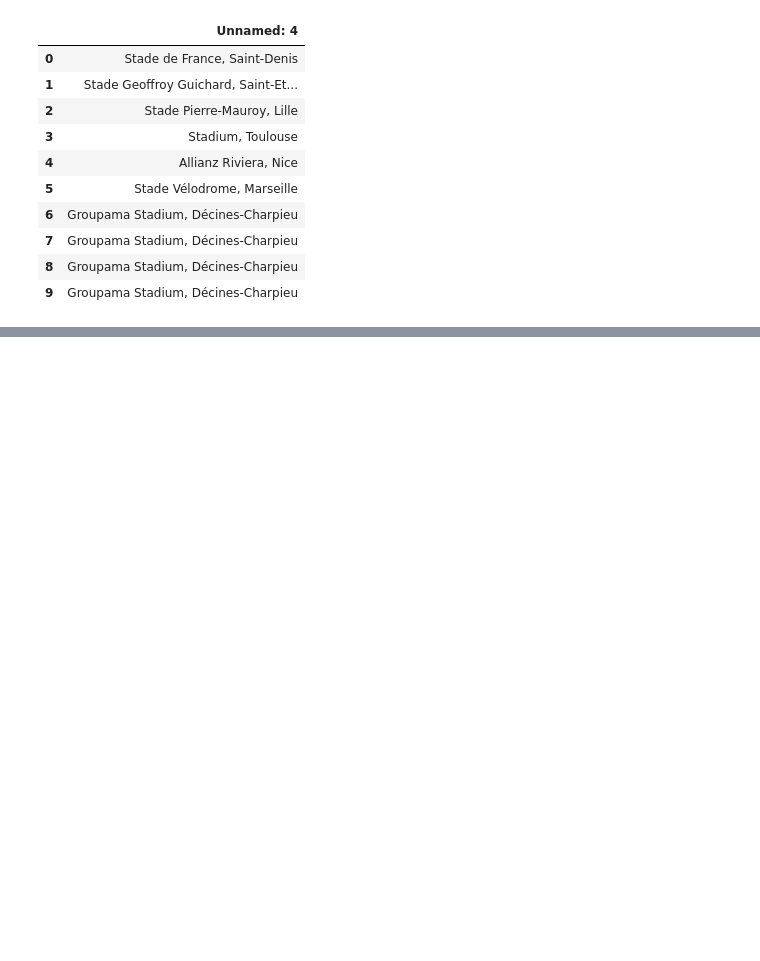
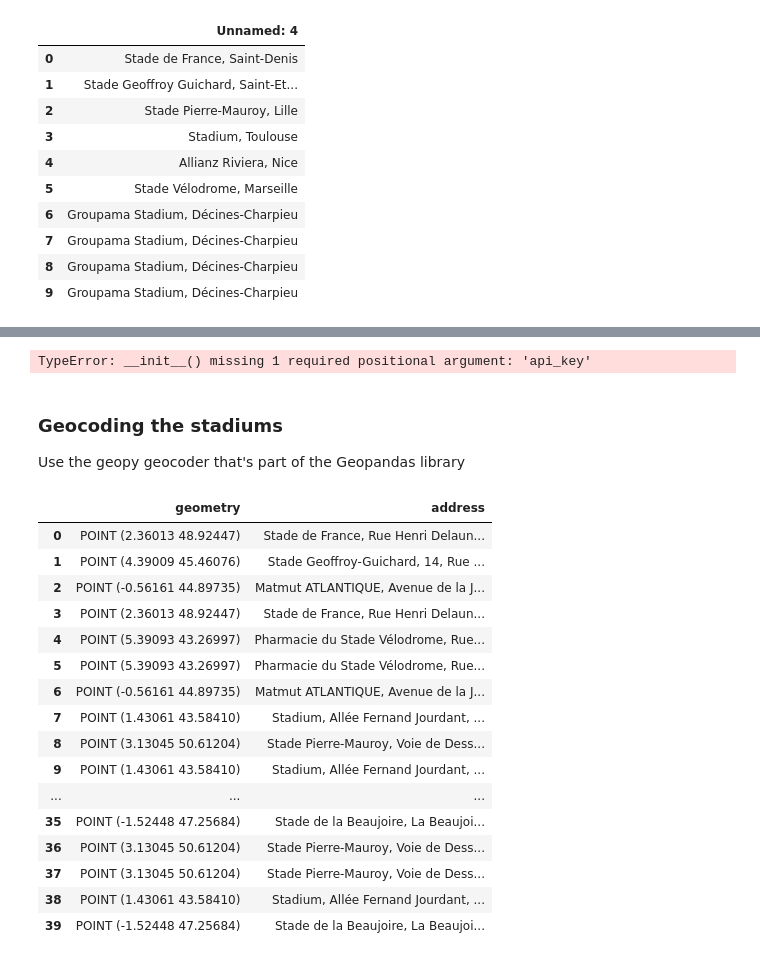
Before and after one commit to tsmcgrath/Pandas_Utils, a Jupyter notebook: PandasRWCSchedule.ipynb, the cells around one changed output, grey strips where cells are left out. Drawn from its saved outputs; the diff is of its cells as text; code cells hidden in the pictures; blank space fills up the shorter version.

Commit message:
More progress. Geocoded stadiums.
More progress. Geocoded stadiums.

```diff
--- a/PandasRWCSchedule.ipynb
+++ b/PandasRWCSchedule.ipynb
@@ -231,0 +332,30 @@ poolD.to_csv('PoolD.csv', encoding='utf-8-sig')
+# %%
+result = geocode("The Great Pyramid of Giza", provider="Bing")
+result
+# %% [output]
+TypeError: __init__() missing 1 required positional argument: 'api_key'
+# %% [markdown]
+### Geocoding the stadiums
+Use the geopy geocoder that's part of the Geopandas library
+# %%
+stadium_locations = gpd.tools.geocode(df2.Place, provider='nominatim', user_agent="wf_test1")
+# %%
+display(stadium_locations)
+# %% [output]
+|  | geometry | address |
+| 0 | POINT (2.36013 48.92447) | Stade de France, Rue Henri Delaun... |
+| 1 | POINT (4.39009 45.46076) | Stade Geoffroy-Guichard, 14, Rue ... |
+| 2 | POINT (-0.56161 44.89735) | Matmut ATLANTIQUE, Avenue de la J... |
+| 3 | POINT (2.36013 48.92447) | Stade de France, Rue Henri Delaun... |
+| 4 | POINT (5.39093 43.26997) | Pharmacie du Stade Vélodrome, Rue... |
+| 5 | POINT (5.39093 43.26997) | Pharmacie du Stade Vélodrome, Rue... |
+| 6 | POINT (-0.56161 44.89735) | Matmut ATLANTIQUE, Avenue de la J... |
+| 7 | POINT (1.43061 43.58410) | Stadium, Allée Fernand Jourdant, ... |
+| 8 | POINT (3.13045 50.61204) | Stade Pierre-Mauroy, Voie de Dess... |
+| 9 | POINT (1.43061 43.58410) | Stadium, Allée Fernand Jourdant, ... |
+| ... | ... | ... |
+| 35 | POINT (-1.52448 47.25684) | Stade de la Beaujoire, La Beaujoi... |
+| 36 | POINT (3.13045 50.61204) | Stade Pierre-Mauroy, Voie de Dess... |
+| 37 | POINT (3.13045 50.61204) | Stade Pierre-Mauroy, Voie de Dess... |
+| 38 | POINT (1.43061 43.58410) | Stadium, Allée Fernand Jourdant, ... |
+| 39 | POINT (-1.52448 47.25684) | Stade de la Beaujoire, La Beaujoi... |
```
Also changed, not shown: parts of 14 cells of this notebook, 3 other files.
